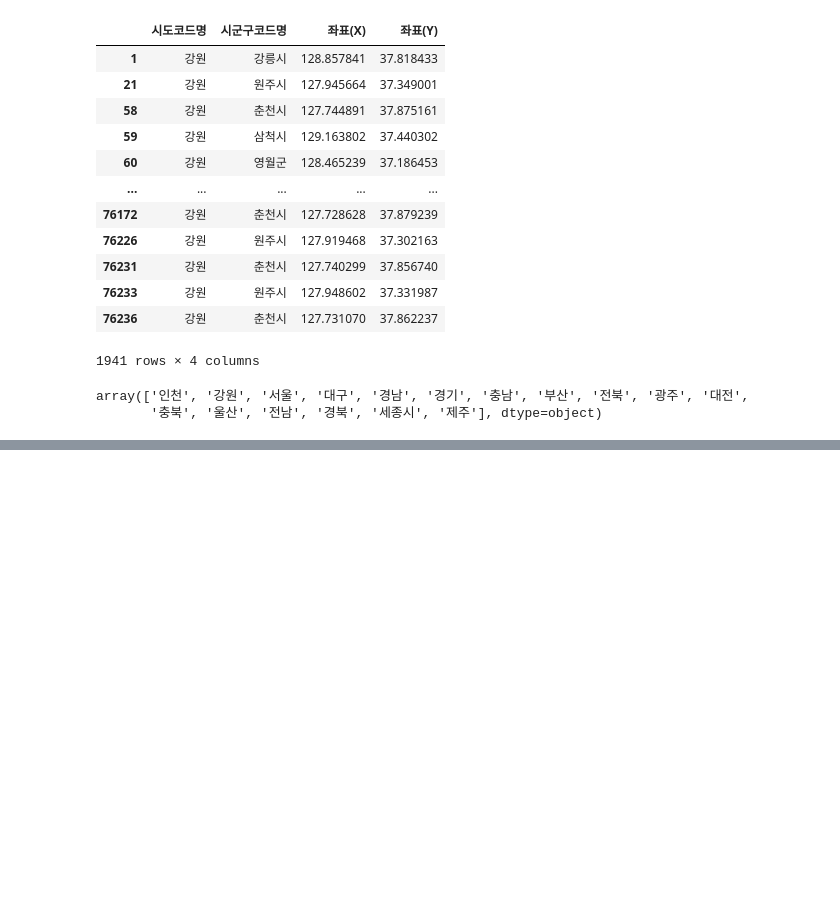
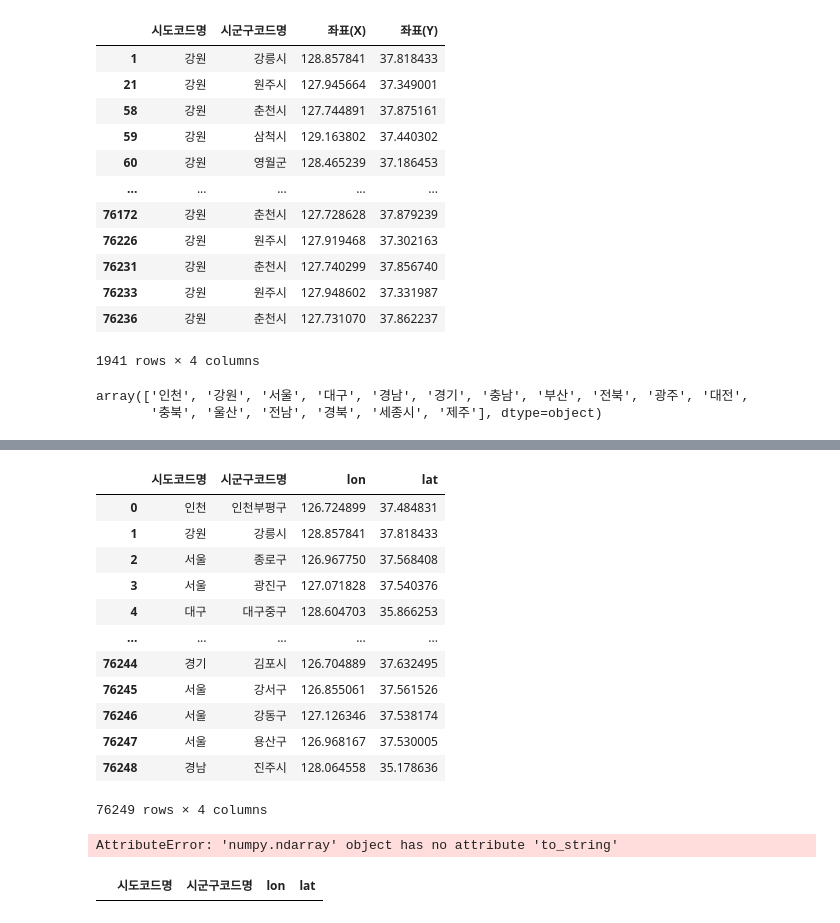
Before and after one commit to qooqookeke/car_greenhouse_gas, a Jupyter notebook: hospital.ipynb, the cells around one changed output, grey strips where cells are left out. Drawn from its saved outputs; the diff is of its cells as text; code cells hidden in the pictures; blank space fills up the shorter version.

```diff
--- a/hospital.ipynb
+++ b/hospital.ipynb
@@ -1391,0 +1408,2 @@ df.loc[df['시도코드명'].isin([])]
+# %%
+df_loc = df.iloc[:,[5,7,28,29]]
@@ -1391,0 +1426,18 @@ df.loc[df['시도코드명'].isin([])]
+# %%
+df_loc = df_loc.rename(columns={'좌표(X)':'lon','좌표(Y)':'lat'})
+# %%
+df_loc
+# %% [output]
+|  | 시도코드명 | 시군구코드명 | lon | lat |
+| 0 | 인천 | 인천부평구 | 126.724899 | 37.484831 |
+| 1 | 강원 | 강릉시 | 128.857841 | 37.818433 |
+| 2 | 서울 | 종로구 | 126.967750 | 37.568408 |
+| 3 | 서울 | 광진구 | 127.071828 | 37.540376 |
+| 4 | 대구 | 대구중구 | 128.604703 | 35.866253 |
+| ... | ... | ... | ... | ... |
+| 76244 | 경기 | 김포시 | 126.704889 | 37.632495 |
+| 76245 | 서울 | 강서구 | 126.855061 | 37.561526 |
+| 76246 | 서울 | 강동구 | 127.126346 | 37.538174 |
+| 76247 | 서울 | 용산구 | 126.968167 | 37.530005 |
+| 76248 | 경남 | 진주시 | 128.064558 | 35.178636 |
+76249 rows × 4 columns
@@ -1392,3 +1446,11 @@ df.loc[df['시도코드명'].isin([])]
+# %%
+loc_name.to_string()
+# %% [output]
+AttributeError: 'numpy.ndarray' object has no attribute 'to_string'
+# %%
+df_loc.loc[df['시도코드명'].isin([loc_name])].reset_index(drop=True)
+# %% [output]
+|  | 시도코드명 | 시군구코드명 | lon | lat |
 # %%
 # 연습문제
 # %%
```
Also changed, not shown: parts of 3 cells of this notebook, 2 other files.
